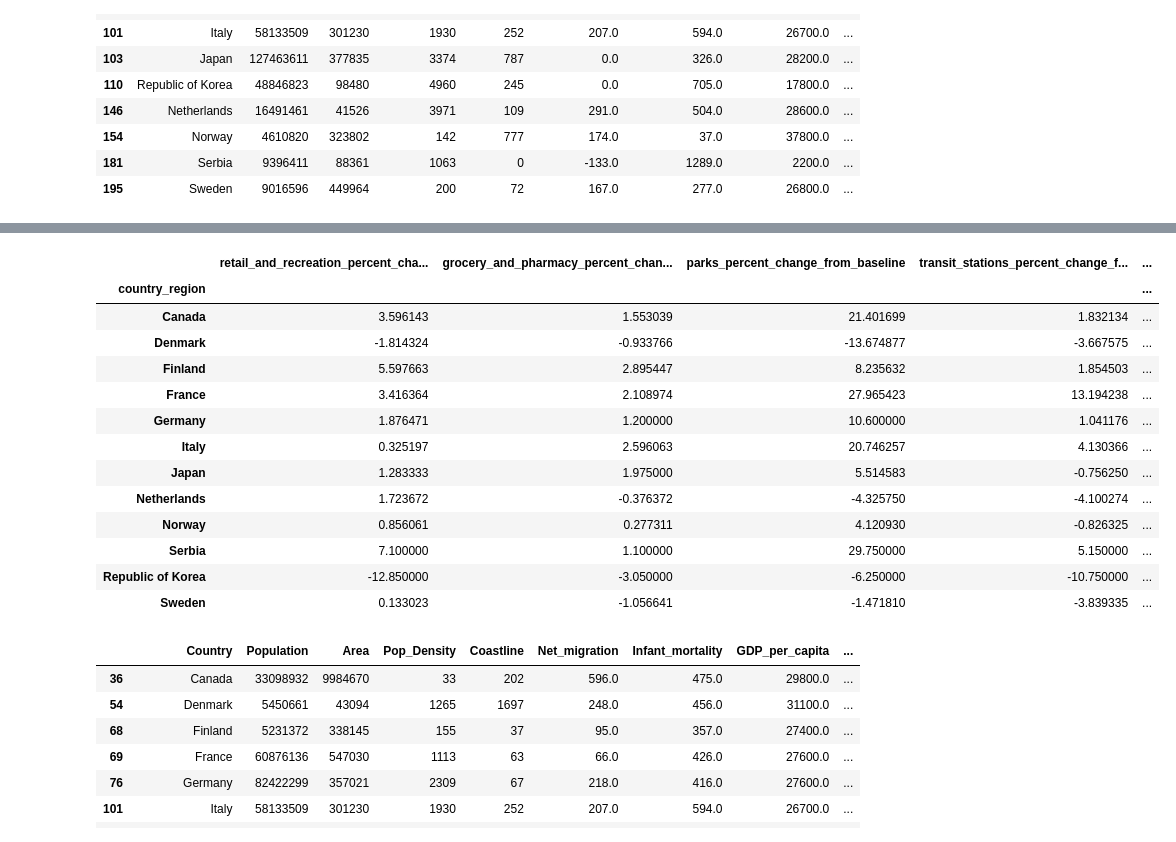
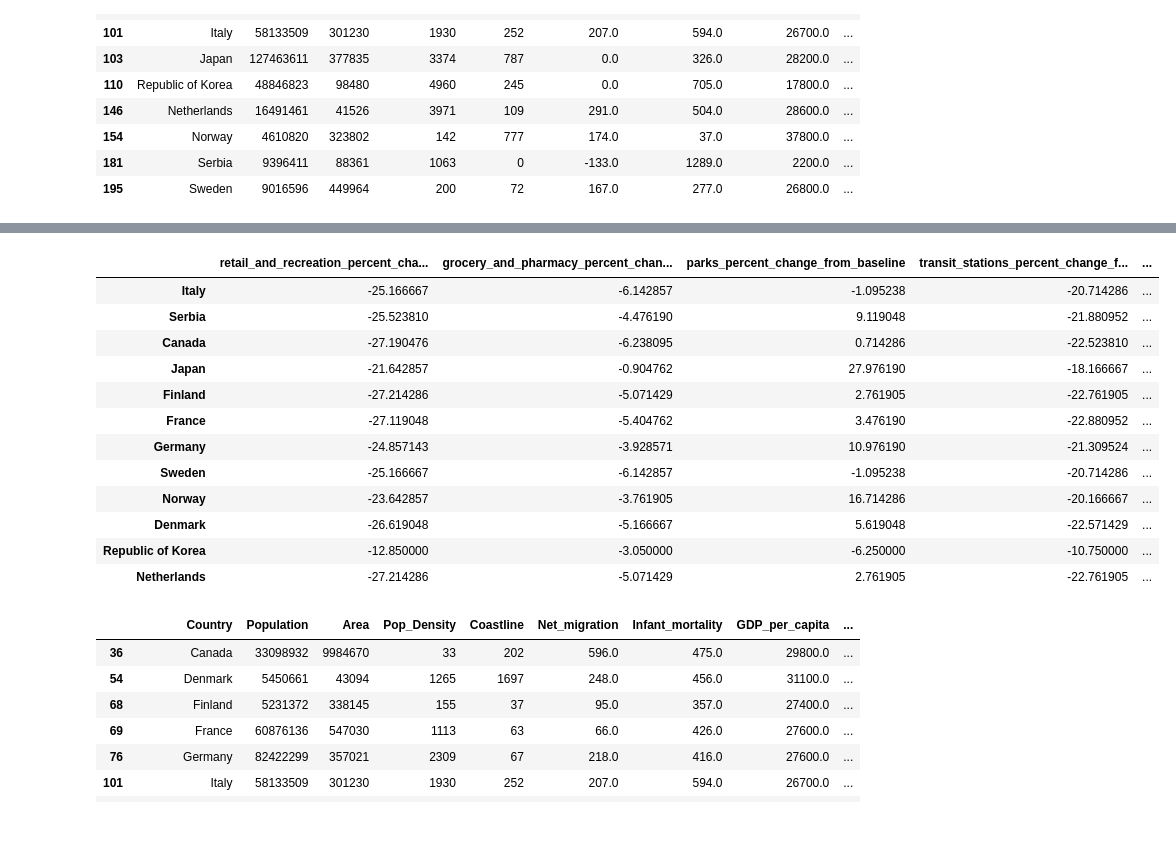
Before and after one commit to RiccardoBrioschi/The-pandemic-through-the-eyes-of-Internet, a Jupyter notebook: RQ3_Effects of attention on covid analysis.ipynb, the cells around one changed output, grey strips where cells are left out. Saved outputs shown, nothing was run; the diff lists cells and outputs as text; code cells hidden in the pictures.

```diff
--- a/RQ3_Effects of attention on covid analysis.ipynb
+++ b/RQ3_Effects of attention on covid analysis.ipynb
@@ -1037,26 +1062,42 @@ countries
 # %%
-# load the mobility data from Google for Serbia and Italy
+# load the mobility data from Google f
 global_mobility = pd.read_csv("data/Global_Mobility_Report.csv")
-# get the average mobility change for each countr-y during the pre-lockdown period
-global_mobility = global_mobility[pd.to_datetime(global_mobility["date"]) <= datetime(2020, 2, 24)].groupby("country_region").mean()
+global_mobility["date"] = pd.to_datetime(global_mobility["date"])
 
-global_mobility = global_mobility[global_mobility.index.isin(countries_list + ["South Korea"])].dropna(axis=1, how='any')
-global_mobility.rename(index={"South Korea": "Republic of Korea"}, inplace=True)
-global_mobility
+# get the average mobility change for each country during the pre-lockdown period
+average_global_mobility = {}
+for country in countries_list:
+    if "Republic of Korea":
+        # in the global_mobility dataset Republic of Korea is labeled as South Korea
+        c = "South Korea"
+    else:
+        c = country
+    # make sure that we only take into account the 3-week pre-lockdown period
+    average_global_mobility[country] = global_mobility[(periods[country][0] <= global_mobility["date"]) &
+                                                       (global_mobility["date"] <= periods[country][1]) &
+                                                       (global_mobility['country_region'] == c)].mean()
+
+average_global_mobility = pd.DataFrame.from_dict(average_global_mobility, orient='index',
+                            columns=['retail_and_recreation_percent_change_from_baseline',
+                                     'grocery_and_pharmacy_percent_change_from_baseline',
+                                     'parks_percent_change_from_baseline',
+                                     'transit_stations_percent_change_from_baseline',
+                                     'workplaces_percent_change_from_baseline',
+                                     'residential_percent_change_from_baseline'])
+average_global_mobility
 # %% [output]
 |  | retail_and_recreation_percent_cha... | grocery_and_pharmacy_percent_chan... | parks_percent_change_from_baseline | transit_stations_percent_change_f... | ... |
-| country_region |  |  |  |  | ... |
-| Canada | 3.596143 | 1.553039 | 21.401699 | 1.832134 | ... |
-| Denmark | -1.814324 | -0.933766 | -13.674877 | -3.667575 | ... |
-| Finland | 5.597663 | 2.895447 | 8.235632 | 1.854503 | ... |
-| France | 3.416364 | 2.108974 | 27.965423 | 13.194238 | ... |
-| Germany | 1.876471 | 1.200000 | 10.600000 | 1.041176 | ... |
-| Italy | 0.325197 | 2.596063 | 20.746257 | 4.130366 | ... |
-| Japan | 1.283333 | 1.975000 | 5.514583 | -0.756250 | ... |
-| Netherlands | 1.723672 | -0.376372 | -4.325750 | -4.100274 | ... |
-| Norway | 0.856061 | 0.277311 | 4.120930 | -0.826325 | ... |
-| Serbia | 7.100000 | 1.100000 | 29.750000 | 5.150000 | ... |
+| Italy | -25.166667 | -6.142857 | -1.095238 | -20.714286 | ... |
+| Serbia | -25.523810 | -4.476190 | 9.119048 | -21.880952 | ... |
+| Canada | -27.190476 | -6.238095 | 0.714286 | -22.523810 | ... |
+| Japan | -21.642857 | -0.904762 | 27.976190 | -18.166667 | ... |
+| Finland | -27.214286 | -5.071429 | 2.761905 | -22.761905 | ... |
+| France | -27.119048 | -5.404762 | 3.476190 | -22.880952 | ... |
+| Germany | -24.857143 | -3.928571 | 10.976190 | -21.309524 | ... |
+| Sweden | -25.166667 | -6.142857 | -1.095238 | -20.714286 | ... |
+| Norway | -23.642857 | -3.761905 | 16.714286 | -20.166667 | ... |
+| Denmark | -26.619048 | -5.166667 | 5.619048 | -22.571429 | ... |
 | Republic of Korea | -12.850000 | -3.050000 | -6.250000 | -10.750000 | ... |
-| Sweden | 0.133023 | -1.056641 | -1.471810 | -3.839335 | ... |
+| Netherlands | -27.214286 | -5.071429 | 2.761905 | -22.761905 | ... |
 # %%
 # And we merge it with our countries dataset
```
Also changed, not shown: parts of 33 cells of this notebook.
